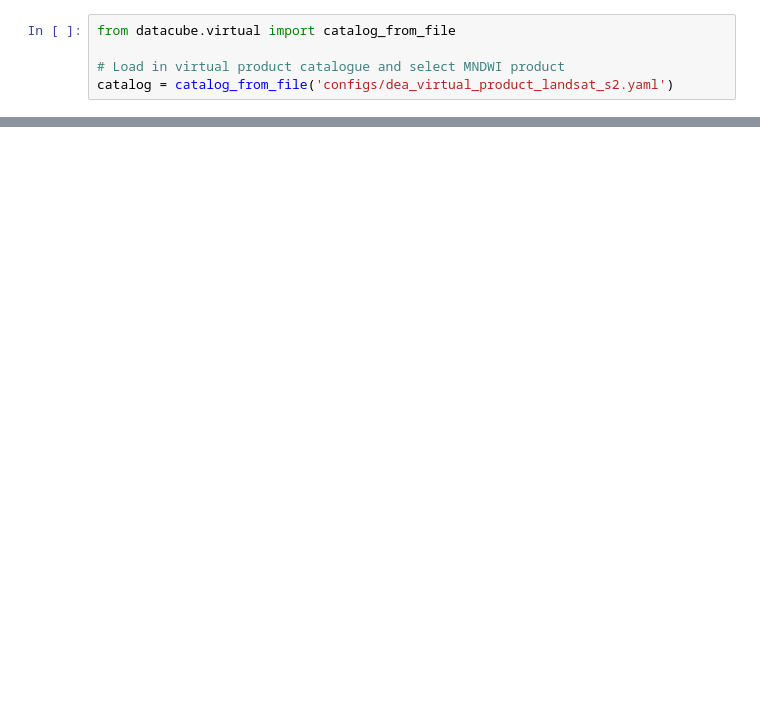
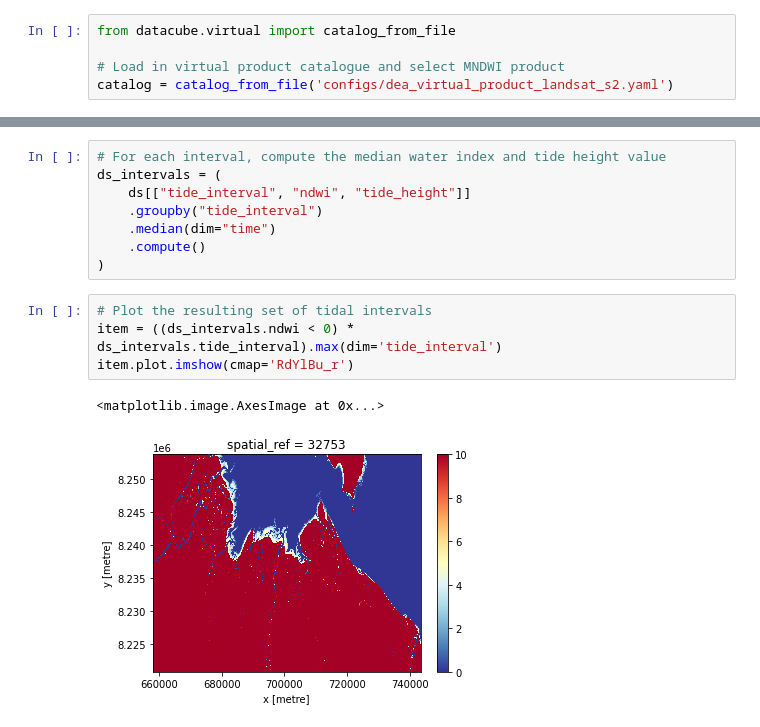
Before and after one commit to GeoscienceAustralia/dea-intertidal, a Jupyter notebook: notebooks/Virtual_product.ipynb, the cells around one changed output, grey strips where cells are left out. Saved outputs shown, nothing was run; the diff lists cells and outputs as text; blank space fills up the shorter version.

```diff
--- a/notebooks/Virtual_product.ipynb
+++ b/notebooks/Virtual_product.ipynb
@@ -162,0 +205,15 @@ spatial_ref
+# %%
+# For each interval, compute the median water index and tide height value
+ds_intervals = (
+    ds[["tide_interval", "ndwi", "tide_height"]]
+    .groupby("tide_interval")
+    .median(dim="time")
+    .compute()
+)
+# %%
+# Plot the resulting set of tidal intervals
+item = ((ds_intervals.ndwi < 0) * ds_intervals.tide_interval).max(dim='tide_interval')
+item.plot.imshow(cmap='RdYlBu_r')
+# %% [output]
+<matplotlib.image.AxesImage at 0x...>
+[figure, added]
```
Also changed, not shown: parts of 37 cells of this notebook, 1 other file.
